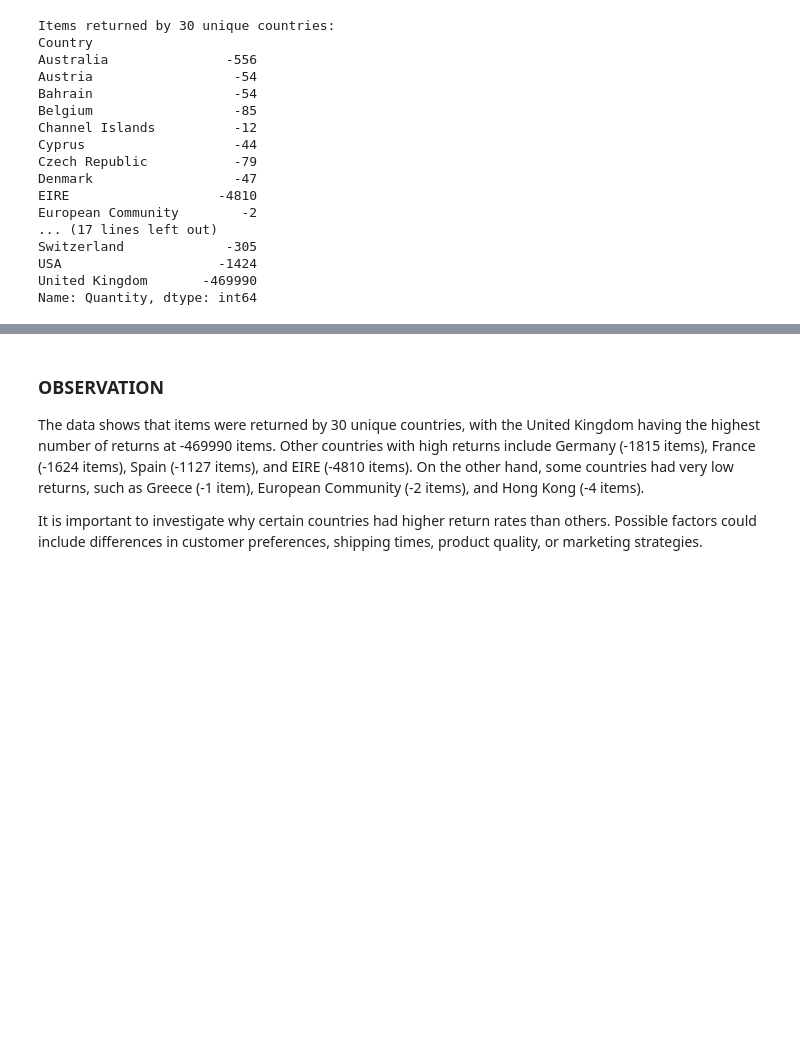
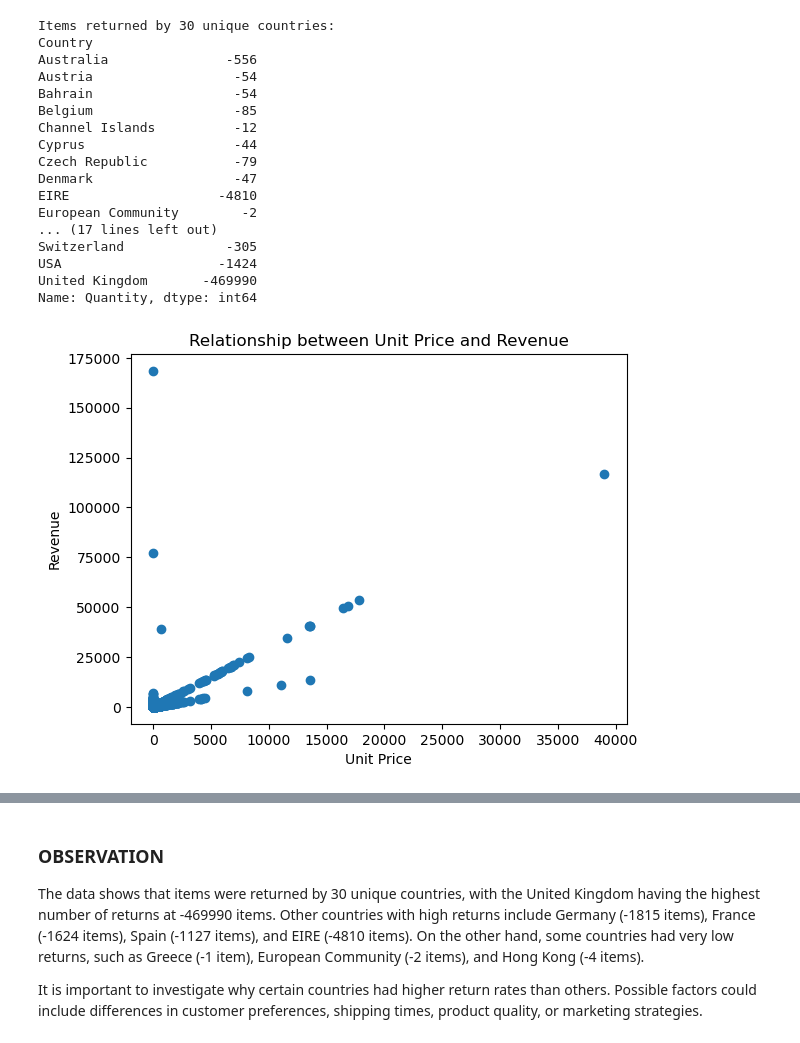
Before and after one commit to LoveRedemption/Customer-Behavior-Analysis, a Jupyter notebook: EDA_Online_Retail_Store.ipynb, the cells around one changed output, grey strips where cells are left out. Cells and saved outputs as stored; diff of their text form; code cells hidden in the pictures; blank space fills up the shorter version.

Commit message:
Relationships

```diff
--- a/EDA_Online_Retail_Store.ipynb
+++ b/EDA_Online_Retail_Store.ipynb
@@ -472,3 +472,13 @@ Switzerland             -305
 USA                    -1424
 United Kingdom       -469990
 Name: Quantity, dtype: int64
+# %%
+## Relationship between Unitprice and revenue
+# plot the relationship between unit price and revenue
+plt.scatter(df['UnitPrice'], df['Revenue'])
+plt.xlabel('Unit Price')
+plt.ylabel('Revenue')
+plt.title('Relationship between Unit Price and Revenue')
+plt.show()
+# %% [output]
+[figure, added]
```
Also changed, not shown: parts of 16 cells of this notebook.
